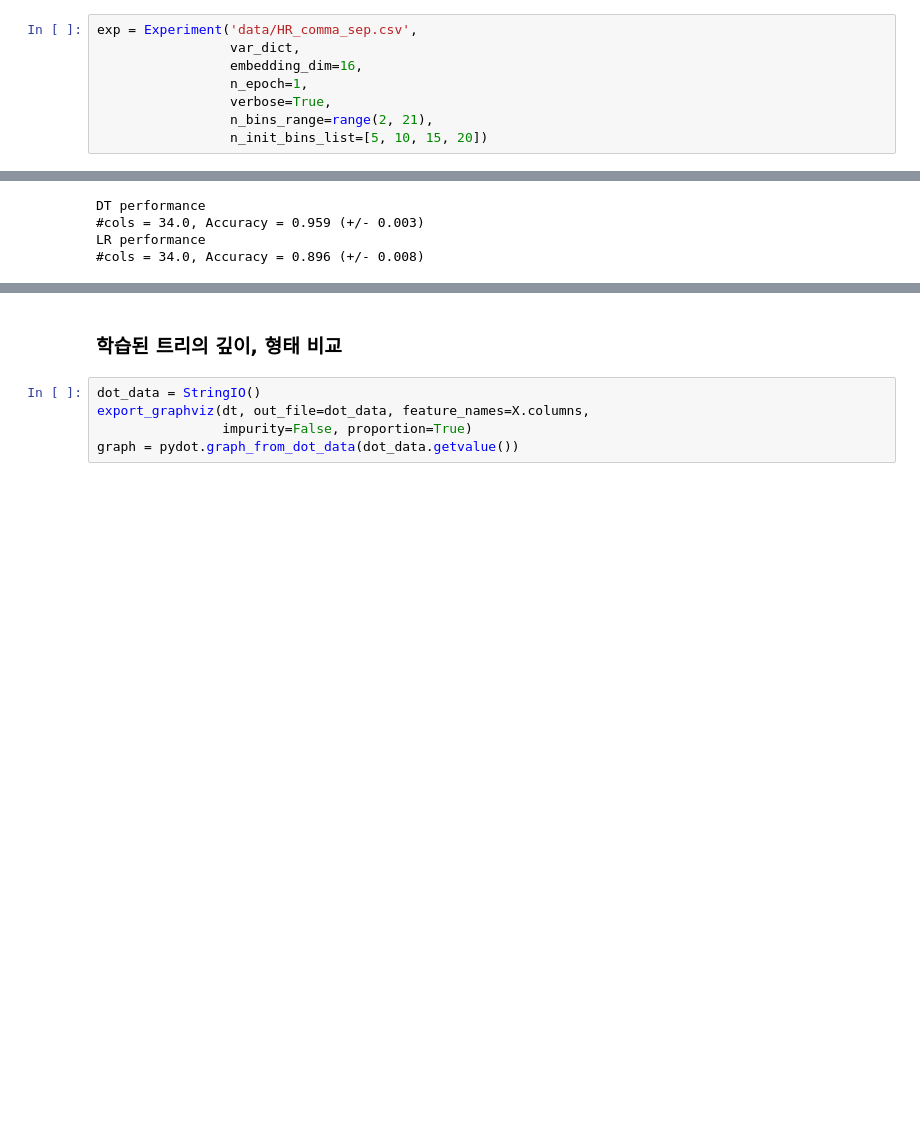
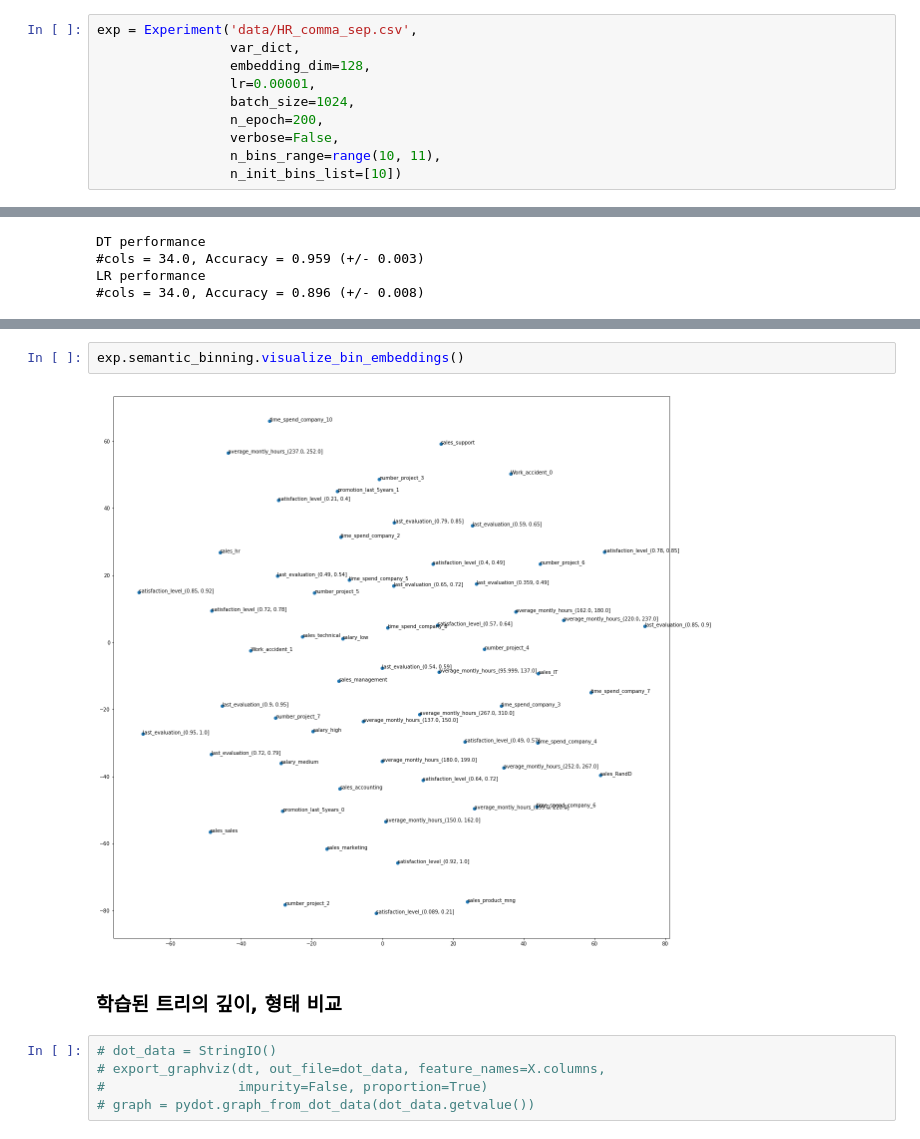
Before and after one commit to Wook0129/semantic_binning, a Jupyter notebook: test.ipynb, the cells around one changed output, grey strips where cells are left out. Saved outputs shown, nothing was run; the diff lists cells and outputs as text; blank space fills up the shorter version.

```diff
--- a/test.ipynb
+++ b/test.ipynb
@@ -11,8 +11,10 @@ var_dict = dict(
 # %%
 exp = Experiment('data/HR_comma_sep.csv',
                  var_dict,
-                 embedding_dim=16,
-                 n_epoch=1,
-                 verbose=True,
-                 n_bins_range=range(2, 21),
-                 n_init_bins_list=[5, 10, 15, 20])
+                 embedding_dim=128,
+                 lr=0.00001,
+                 batch_size=1024,
+                 n_epoch=200,
+                 verbose=False,
+                 n_bins_range=range(10, 11),
+                 n_init_bins_list=[10])
@@ -111,7 +107,11 @@ NB performance
+# %%
+exp.semantic_binning.visualize_bin_embeddings()
+# %% [output]
+[figure, added]
 # %% [markdown]
 ### 학습된 트리의 깊이, 형태 비교
 # %%
-dot_data = StringIO()
-export_graphviz(dt, out_file=dot_data, feature_names=X.columns,
-                impurity=False, proportion=True)
-graph = pydot.graph_from_dot_data(dot_data.getvalue())
+# dot_data = StringIO()
+# export_graphviz(dt, out_file=dot_data, feature_names=X.columns,
+#                 impurity=False, proportion=True)
+# graph = pydot.graph_from_dot_data(dot_data.getvalue())
```
Also changed, not shown: parts of 6 cells of this notebook, 9 other files.
